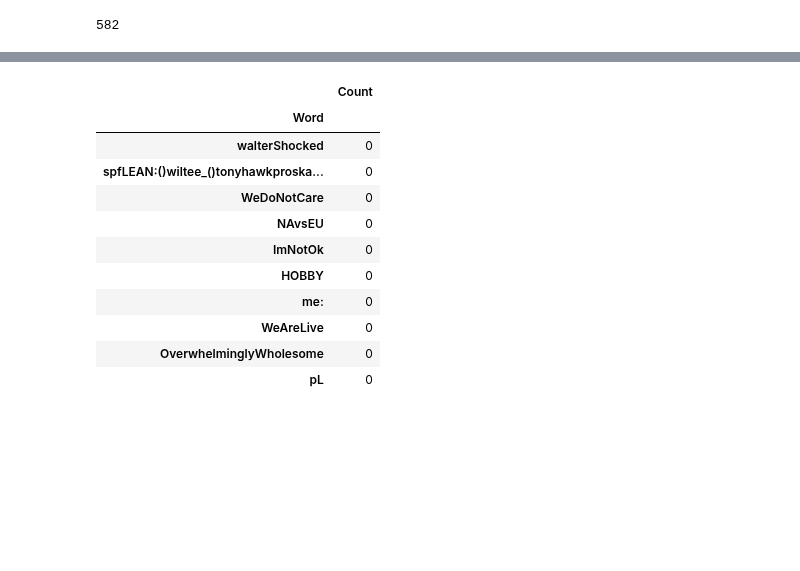
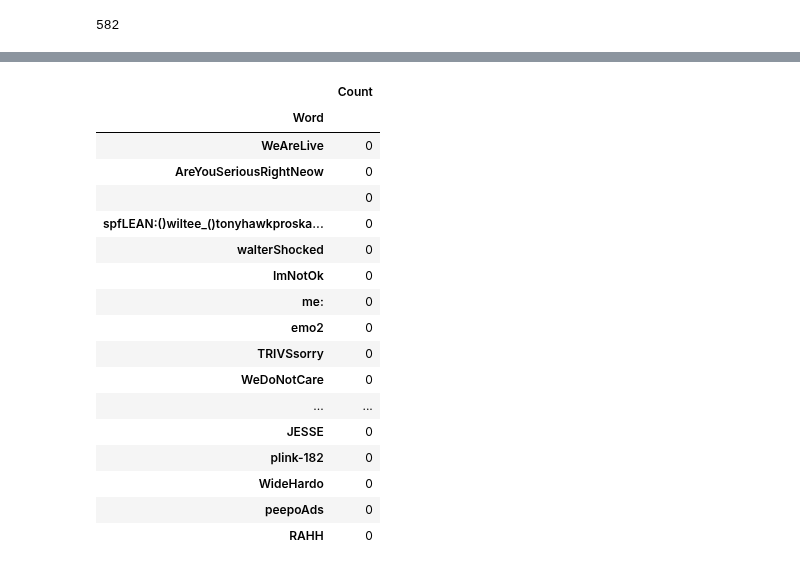
Before and after one commit to balintkardos/ChatlogDorozea, a Jupyter notebook: 7tvusage.ipynb, the cells around one changed output, grey strips where cells are left out. Cells and saved outputs as stored; diff of their text form; code cells hidden in the pictures; blank space fills up the shorter version.

```diff
--- a/7tvusage.ipynb
+++ b/7tvusage.ipynb
@@ -220,18 +205,24 @@ never_used.shape
 # %%
-never_used.head(10)
+never_used
 # %% [output]
 |  | Count |
 | Word |  |
+| WeAreLive | 0 |
+| AreYouSeriousRightNeow | 0 |
+|  | 0 |
+| spfLEAN:()wiltee_()tonyhawkproska... | 0 |
 | walterShocked | 0 |
-| spfLEAN:()wiltee_()tonyhawkproska... | 0 |
+| ImNotOk | 0 |
+| me: | 0 |
+| emo2 | 0 |
+| TRIVSsorry | 0 |
 | WeDoNotCare | 0 |
-| NAvsEU | 0 |
-| ImNotOk | 0 |
-| HOBBY | 0 |
-| me: | 0 |
-| WeAreLive | 0 |
-| OverwhelminglyWholesome | 0 |
-| pL | 0 |
+| ... | ... |
+| JESSE | 0 |
+| plink-182 | 0 |
+| WideHardo | 0 |
+| peepoAds | 0 |
+| RAHH | 0 |
 # %%
 reset_not_used = never_used.reset_index()
 # %%
```
Also changed, not shown: parts of 17 cells of this notebook, 5 other files.
